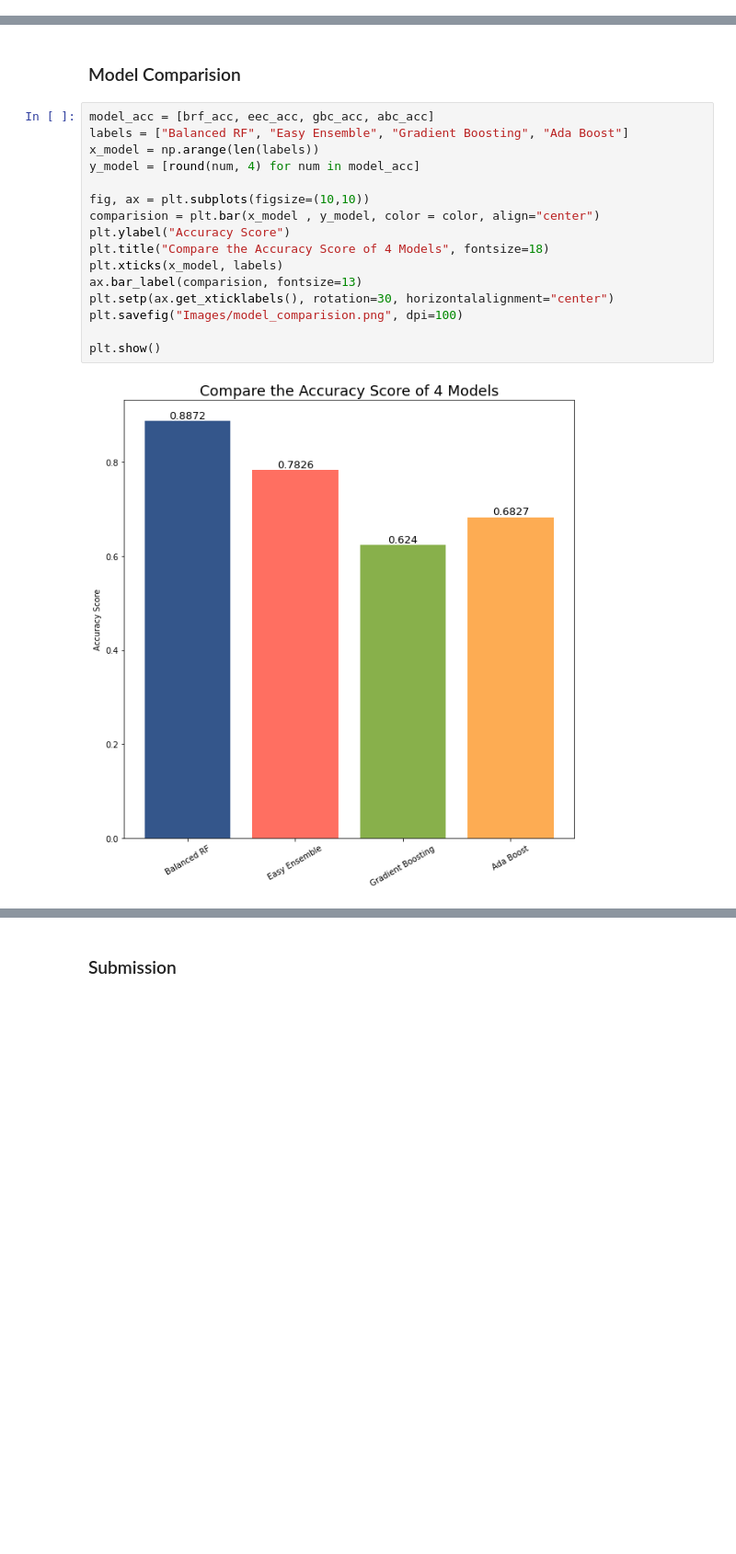
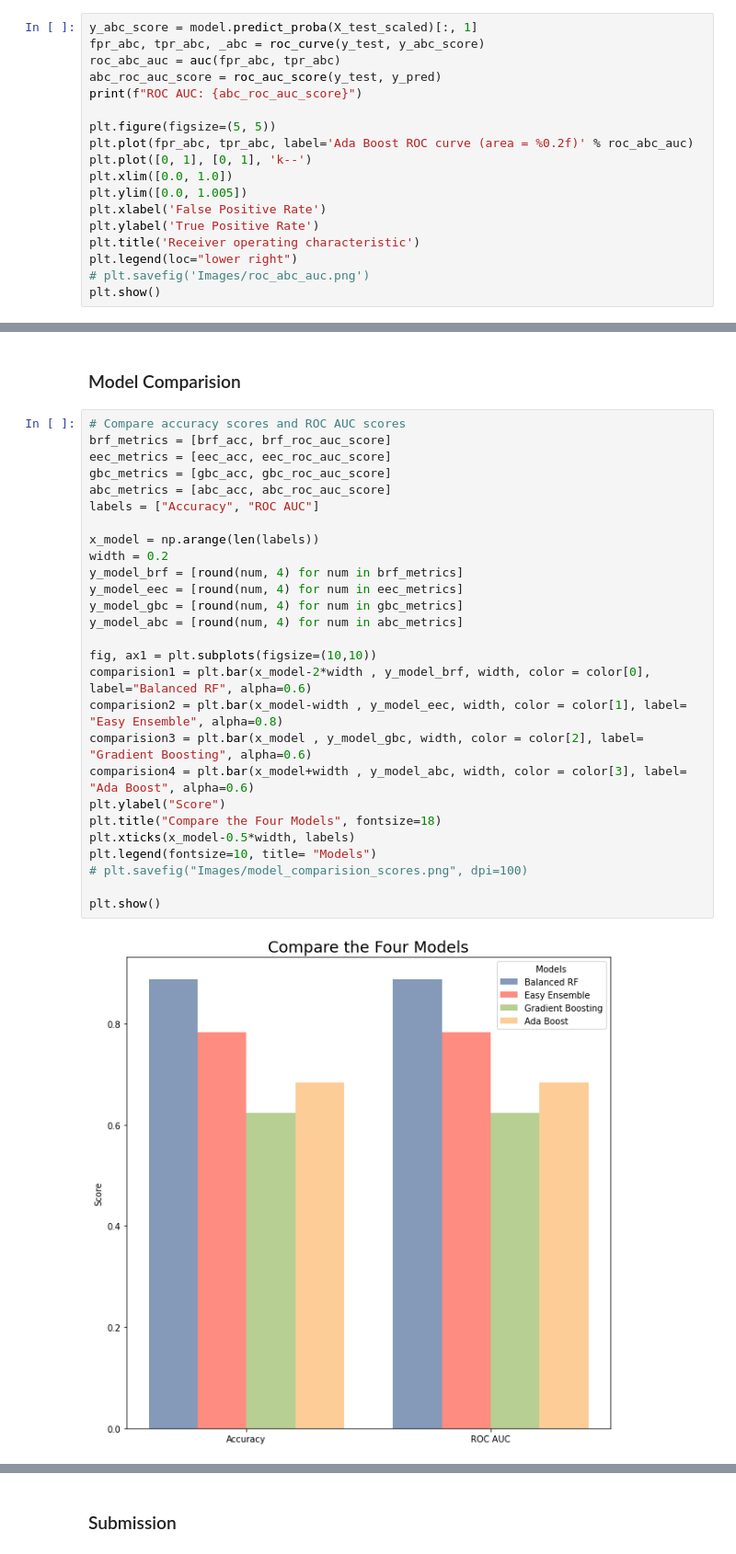
Before and after one commit to Marwan-Takrouri/Human-or-Robot-Facebook-Kaggle, a Jupyter notebook: Modeling.ipynb, the cells around one changed output, grey strips where cells are left out. Shown at 92% size. Cells and saved outputs as stored; diff of their text form; blank space fills up the shorter version.

```diff
--- a/Modeling.ipynb
+++ b/Modeling.ipynb
@@ -307,3 +439,21 @@ Classification Report:
         1.0       0.56      0.38      0.98      0.45      0.61      0.36        26
 
 avg / total       0.94      0.95      0.42      0.95      0.61      0.40       496
+# %%
+y_abc_score = model.predict_proba(X_test_scaled)[:, 1]
+fpr_abc, tpr_abc, _abc = roc_curve(y_test, y_abc_score)
+roc_abc_auc = auc(fpr_abc, tpr_abc)
+abc_roc_auc_score = roc_auc_score(y_test, y_pred)
+print(f"ROC AUC: {abc_roc_auc_score}")
+
+plt.figure(figsize=(5, 5))
+plt.plot(fpr_abc, tpr_abc, label='Ada Boost ROC curve (area = %0.2f)' % roc_abc_auc)
+plt.plot([0, 1], [0, 1], 'k--')
+plt.xlim([0.0, 1.0])
+plt.ylim([0.0, 1.005])
+plt.xlabel('False Positive Rate')
+plt.ylabel('True Positive Rate')
+plt.title('Receiver operating characteristic')
+plt.legend(loc="lower right")
+# plt.savefig('Images/roc_abc_auc.png')
+plt.show()
@@ -310,20 +463,31 @@ avg / total       0.94      0.95      0.42      0.95      0.61      0.40       4
 # %% [markdown]
 ### Model Comparision
 # %%
-model_acc = [brf_acc, eec_acc, gbc_acc, abc_acc]
-labels = ["Balanced RF", "Easy Ensemble", "Gradient Boosting", "Ada Boost"]
+# Compare accuracy scores and ROC AUC scores
+brf_metrics = [brf_acc, brf_roc_auc_score]
+eec_metrics = [eec_acc, eec_roc_auc_score]
+gbc_metrics = [gbc_acc, gbc_roc_auc_score]
+abc_metrics = [abc_acc, abc_roc_auc_score]
+labels = ["Accuracy", "ROC AUC"]
+
 x_model = np.arange(len(labels))
-y_model = [round(num, 4) for num in model_acc]
+width = 0.2
+y_model_brf = [round(num, 4) for num in brf_metrics]
+y_model_eec = [round(num, 4) for num in eec_metrics]
+y_model_gbc = [round(num, 4) for num in gbc_metrics]
+y_model_abc = [round(num, 4) for num in abc_metrics]
 
-fig, ax = plt.subplots(figsize=(10,10))
-comparision = plt.bar(x_model , y_model, color = color, align="center")
-plt.ylabel("Accuracy Score")
-plt.title("Compare the Accuracy Score of 4 Models", fontsize=18)
-plt.xticks(x_model, labels)
-ax.bar_label(comparision, fontsize=13)
-plt.setp(ax.get_xticklabels(), rotation=30, horizontalalignment="center")
-plt.savefig("Images/model_comparision.png", dpi=100)
+fig, ax1 = plt.subplots(figsize=(10,10))
+comparision1 = plt.bar(x_model-2*width , y_model_brf, width, color = color[0], label="Balanced RF", alpha=0.6)
+comparision2 = plt.bar(x_model-width , y_model_eec, width, color = color[1], label= "Easy Ensemble", alpha=0.8)
+comparision3 = plt.bar(x_model , y_model_gbc, width, color = color[2], label= "Gradient Boosting", alpha=0.6)
+comparision4 = plt.bar(x_model+width , y_model_abc, width, color = color[3], label= "Ada Boost", alpha=0.6)
+plt.ylabel("Score")
+plt.title("Compare the Four Models", fontsize=18)
+plt.xticks(x_model-0.5*width, labels)
+plt.legend(fontsize=10, title= "Models")
+# plt.savefig("Images/model_comparision_scores.png", dpi=100)
 
 plt.show()
 # %% [output]
-[figure, old version]
+[figure, new version]
```
Also changed, not shown: parts of 24 cells of this notebook.
